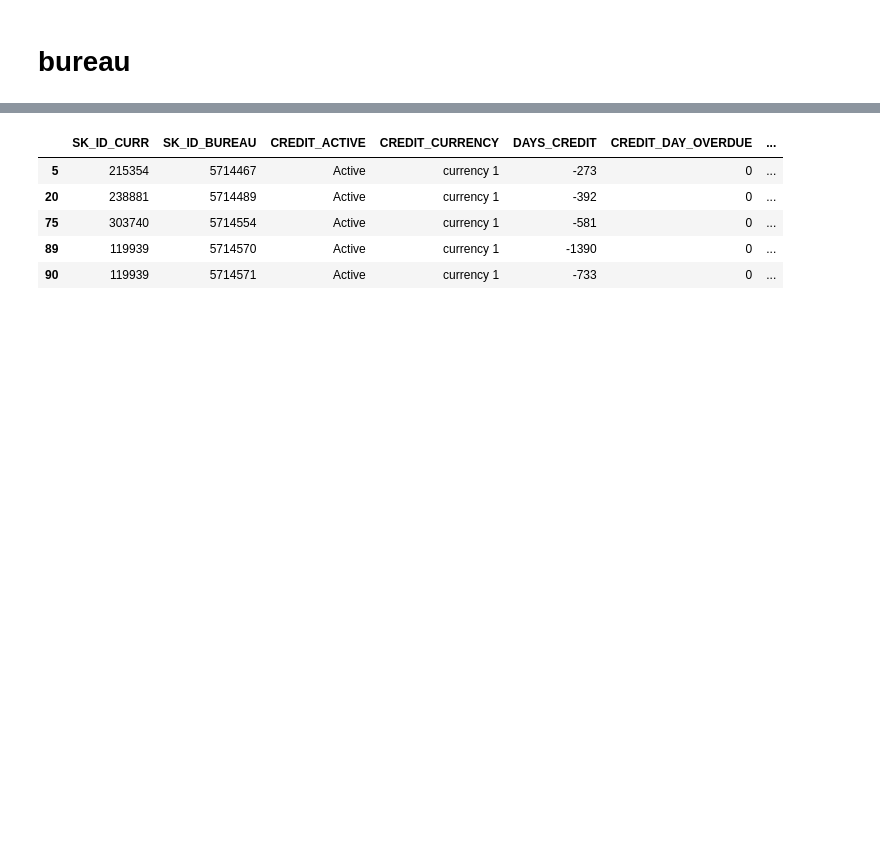
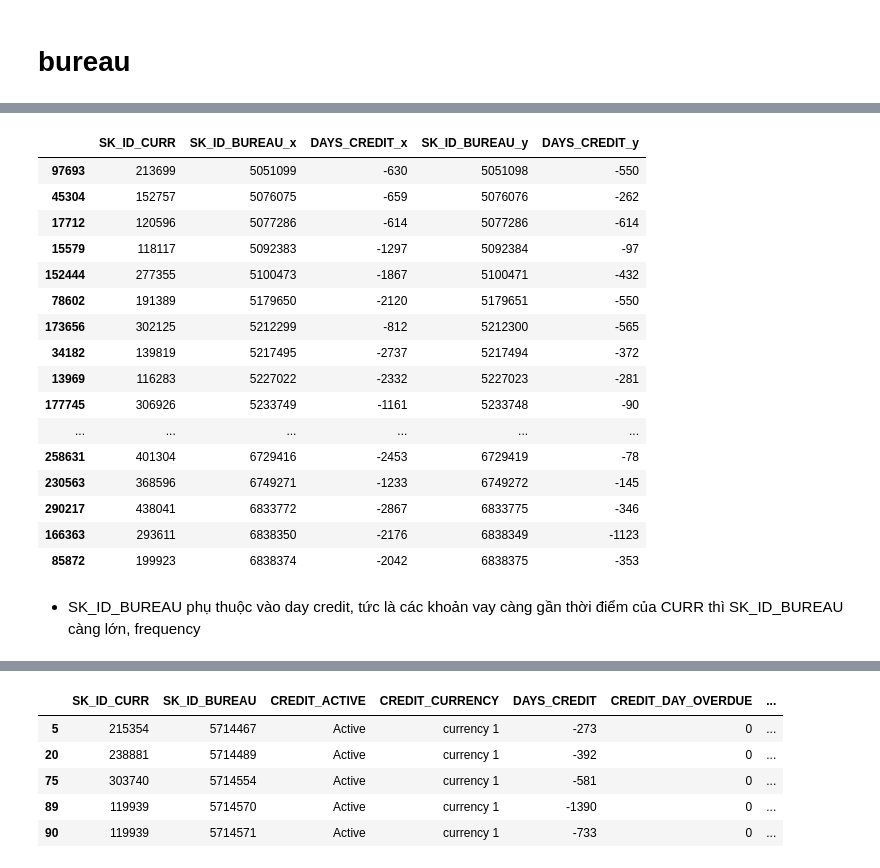
Before and after one commit to nguyenvietkhiemm/home_credit_default_risk, a Jupyter notebook: jupyter/501_EDA_bureau.ipynb, the cells around one changed output, grey strips where cells are left out. Drawn from its saved outputs; the diff is of its cells as text; code cells hidden in the pictures; blank space fills up the shorter version.

```diff
--- a/jupyter/501_EDA_bureau.ipynb
+++ b/jupyter/501_EDA_bureau.ipynb
@@ -63,0 +72,22 @@ bureau.sort_values(["SK_ID_CURR", "DAYS_CREDIT"], ascending=[True, False]).head(
+# %%
+result.sample(n=100, random_state=42).sort_values("SK_ID_BUREAU_x")
+# %% [output]
+|  | SK_ID_CURR | SK_ID_BUREAU_x | DAYS_CREDIT_x | SK_ID_BUREAU_y | DAYS_CREDIT_y |
+| 97693 | 213699 | 5051099 | -630 | 5051098 | -550 |
+| 45304 | 152757 | 5076075 | -659 | 5076076 | -262 |
+| 17712 | 120596 | 5077286 | -614 | 5077286 | -614 |
+| 15579 | 118117 | 5092383 | -1297 | 5092384 | -97 |
+| 152444 | 277355 | 5100473 | -1867 | 5100471 | -432 |
+| 78602 | 191389 | 5179650 | -2120 | 5179651 | -550 |
+| 173656 | 302125 | 5212299 | -812 | 5212300 | -565 |
+| 34182 | 139819 | 5217495 | -2737 | 5217494 | -372 |
+| 13969 | 116283 | 5227022 | -2332 | 5227023 | -281 |
+| 177745 | 306926 | 5233749 | -1161 | 5233748 | -90 |
+| ... | ... | ... | ... | ... | ... |
+| 258631 | 401304 | 6729416 | -2453 | 6729419 | -78 |
+| 230563 | 368596 | 6749271 | -1233 | 6749272 | -145 |
+| 290217 | 438041 | 6833772 | -2867 | 6833775 | -346 |
+| 166363 | 293611 | 6838350 | -2176 | 6838349 | -1123 |
+| 85872 | 199923 | 6838374 | -2042 | 6838375 | -353 |
+# %% [markdown]
+* SK_ID_BUREAU phụ thuộc vào day credit, tức là các khoản vay càng gần thời điểm của CURR thì SK_ID_BUREAU càng lớn, frequency
```
Also changed, not shown: parts of 5 cells of this notebook, 3 other files.
